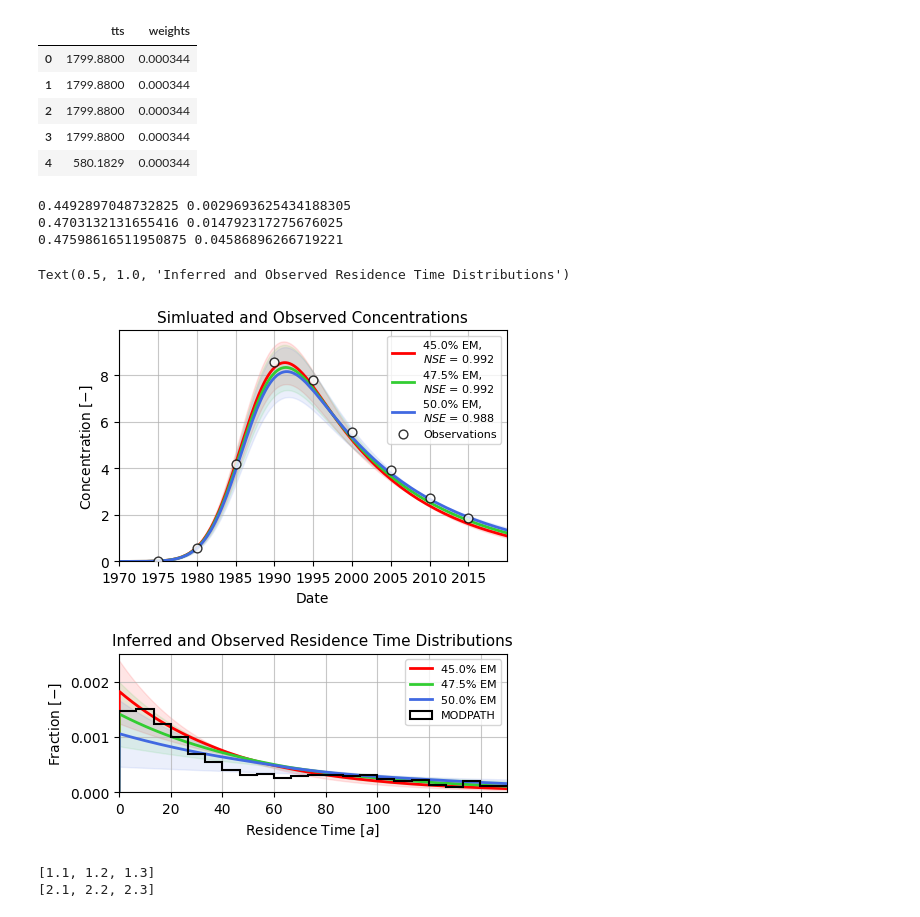
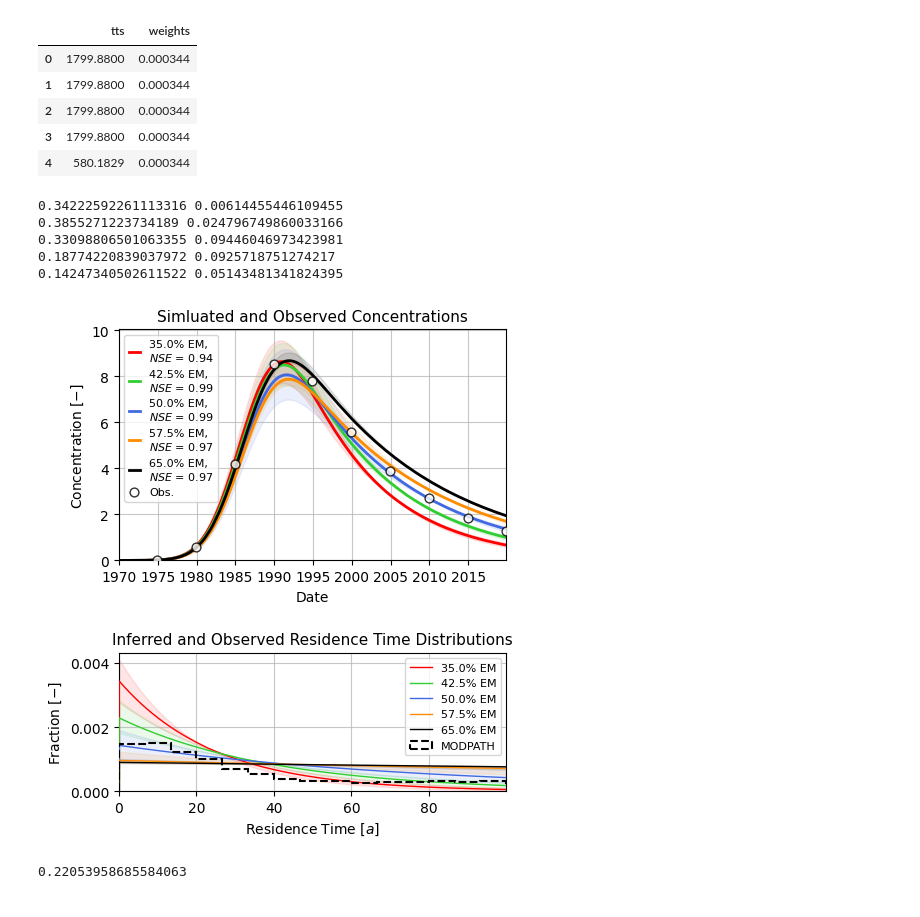
Before and after one commit to iGW-TU-Dresden/PyTracerLab, a Jupyter notebook: docs/examples/example_11.ipynb, the cells around one changed output. Cells and saved outputs as stored; diff of their text form; code cells hidden in the pictures.

```diff
--- a/docs/examples/example_11.ipynb
+++ b/docs/examples/example_11.ipynb
@@ -173,7 +177,7 @@ def run_mixing_fraction(em_fraction):
 # %%
 results, age_distributions, models = [], [], []
 
-mixing_ratios = np.linspace(.45, .5, 3) # np.linspace(.45, .5, 3)
+mixing_ratios = np.linspace(.35, .65, 5) # np.linspace(.45, .5, 3)
 
 for fraction in mixing_ratios:
     r_, a_, m_ = run_mixing_fraction(fraction)
@@ -230,7 +238,7 @@ for i in range(len(results)):
         ls="-",
         lw=2.,
         label=fr"{mixing_ratios[i] * 100:.1f}% EM, " + "\n" + \
-            fr"$ NSE $ = {nse(obs_series[start:end], q[1, start:end]):.3f}"
+            fr"$ NSE $ = {nse(obs_series[start:end], q[1, start:end]):.2f}"
     )
     ax[0].fill_between(
         timestamps[start:end],
@@ -240,7 +248,7 @@ for i in range(len(results)):
     )
 
     # plot age distributions
-    step_limit = 12 * 400
+    step_limit = 12 * 100
     dt = 1.
 
     # integrate age distributions to check area integrates to 1
@@ -259,7 +267,7 @@ for i in range(len(results)):
         np.median(age_dists_, axis=0),
         alpha=1.,
         c=colors[i],
-        lw=2.,
+        lw=1.,
         ls="-",
         zorder=10,
         label=fr"{mixing_ratios[i] * 100:.1f}% EM"
@@ -277,54 +285,67 @@ ax[0].scatter(
     marker="o", facecolor="w",
     edgecolor="k", s=40,
     zorder=100, alpha=0.8,
-    lw=1., label="Observations"
+    lw=1., label="Obs."
 )
-ax[0].legend(fontsize=8)
+ax[0].legend(fontsize=8, handlelength=1.)
 ax[0].grid(alpha=0.7)
 ax[0].set_xlim(timestamps[0], timestamps[-1])
 ax[0].set_ylim(0)
 ax[0].set_xlabel("Date")
 ax[0].set_ylabel(r"Concentration $ [-] $")
 ax[0].set_title("Simluated and Observed Concentrations", fontsize=11)
 
 _ = ax[1].hist(
     tts_mf["tts"] / 30.,
     weights=tts_mf["weights"],
     bins=100,
     color="k",
     alpha=1.,
     zorder=1000,
     density=True,
     histtype="step",
-    lw=1.5, ls="-",
+    lw=1.5, ls="--",
     label="MODPATH"
 )
 
+# _ = ax[1].hist(
+#     tts_mf["tts"] / 30.,
+#     weights=tts_mf["weights"],
+#     bins=100,
+#     color="w",
+#     alpha=1.,
+#     zorder=1000,
+#     density=True,
+#     histtype="step",
+#     lw=1.5, ls="--",
+#     label="MODPATH"
+# )
+
 # the xticks of the age distribution plot are in months
 # we want them in years
-xmax = 12 * 150 # 250 years
+xmax = step_limit # 250 years
 step_years = 20
 ax[1].legend(fontsize=8)
 ax[1].set_xticks(np.arange(0, xmax, 12 * step_years))
 ax[1].set_xticklabels(np.arange(0, xmax / 12, step_years, int))
 ax[1].set_xlim(0, xmax)
 ax[1].grid(alpha=0.7)
 ax[1].set_xlabel(r"Residence Time $ [a] $")
 ax[1].set_ylabel(r"Fraction $ [-] $")
 ax[1].set_title("Inferred and Observed Residence Time Distributions", fontsize=11)
 
-# plt.savefig("modflow_PyTracerLab.png", dpi=600, bbox_inches="tight")
+# ax[1].set_yscale("log")
+# ax[1].set_ylim(1e-5)
+
+plt.savefig("modflow_PyTracerLab.png", dpi=600, bbox_inches="tight")
 # %% [output]
-0.4492897048732825 0.0029693625434188305
-0.4703132131655416 0.014792317275676025
-0.47598616511950875 0.04586896266719221
+0.34222592261113316 0.00614455446109455
+0.3855271223734189 0.024796749860033166
+0.33098806501063355 0.09446046973423981
+0.18774220839037972 0.0925718751274217
+0.14247340502611522 0.05143481341824395
-Text(0.5, 1.0, 'Inferred and Observed Residence Time Distributions')
-[figure, old version]
+[figure, new version]
-# %%
-d = {"a": [1.1, 1.2, 1.3], "b": [2.1, 2.2, 2.3]}
-
-for name, val in d.items():
-    print(val)
-# %% [output]
-[1.1, 1.2, 1.3]
-[2.1, 2.2, 2.3]
+# %%
+3000/13603
+# %% [output]
+0.22053958685584063
```
Also changed, not shown: parts of 2 cells of this notebook, 4 other files.
